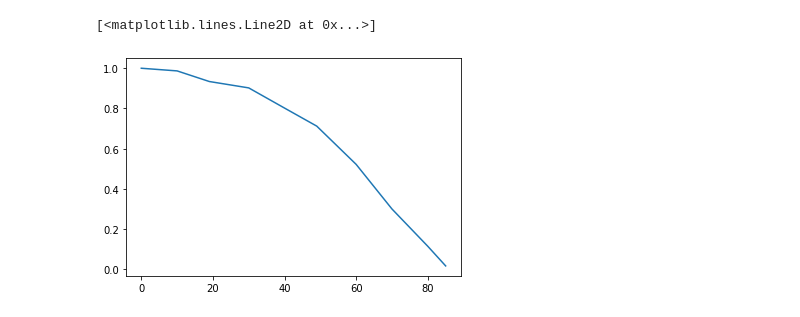
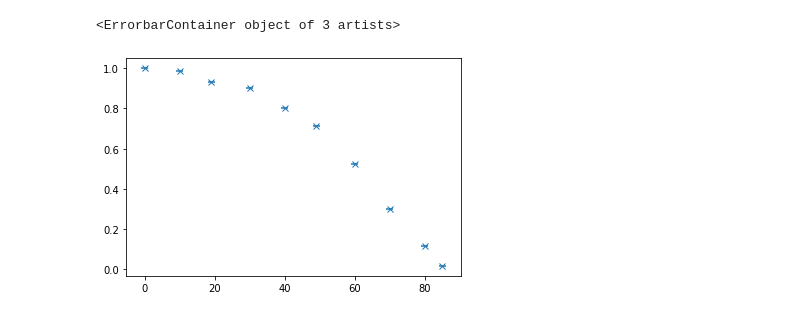
Before and after one commit to ttlindkvist/exphys2, a Jupyter notebook: plot.ipynb, the cells around one changed output. Drawn from its saved outputs; the diff is of its cells as text; code cells hidden in the pictures.

```diff
--- a/plot.ipynb
+++ b/plot.ipynb
@@ -8,5 +16,5 @@ def getNormalized(filepath):
 # %%
-plt.plot(*getNormalized("data/air-glass s transmission.txt"))
+plt.errorbar(*getNormalized("data/air-glass s transmission.txt"), xerr=1, fmt='x')
 # %% [output]
-[<matplotlib.lines.Line2D at 0x...>]
+<ErrorbarContainer object of 3 artists>
-[figure, old version]
+[figure, new version]
```
Also changed, not shown: parts of 3 cells of this notebook.
